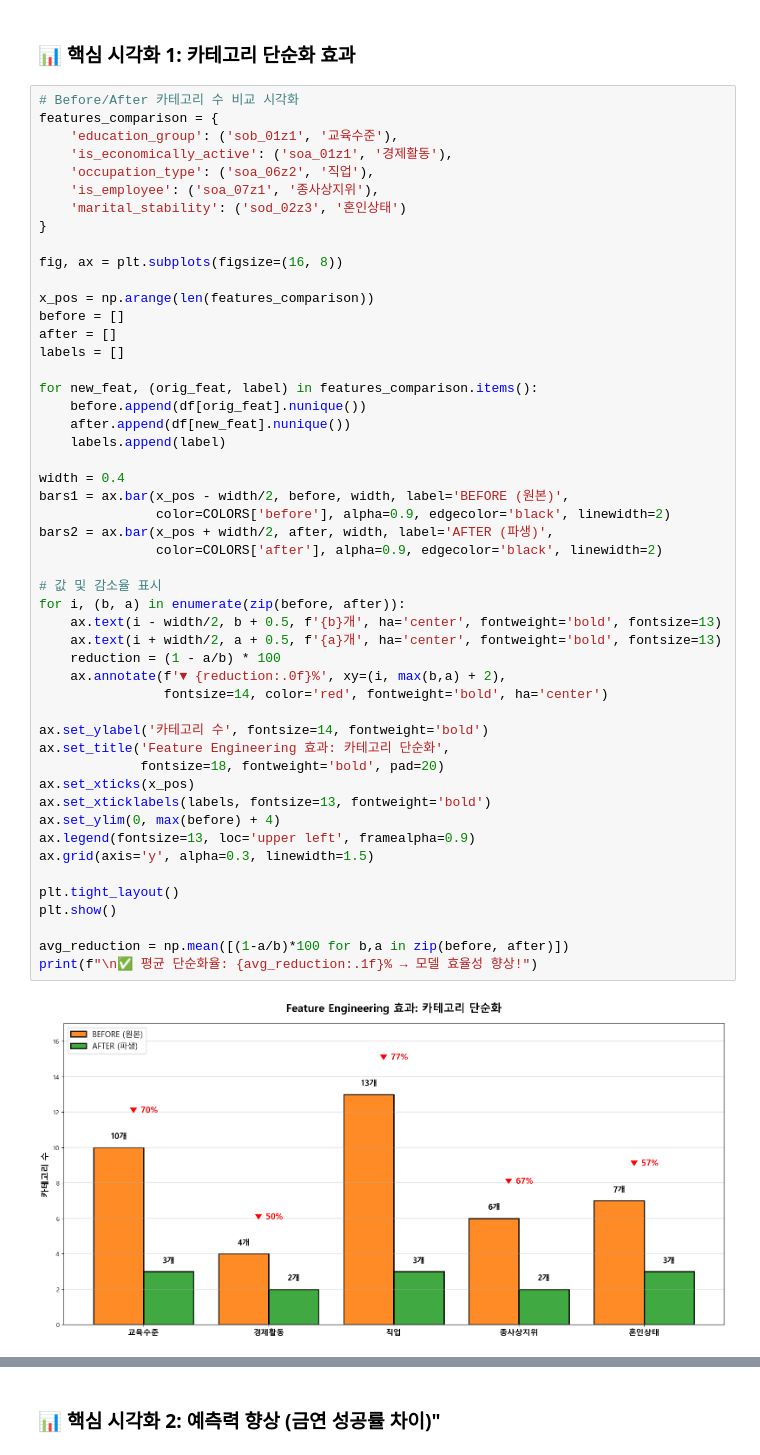
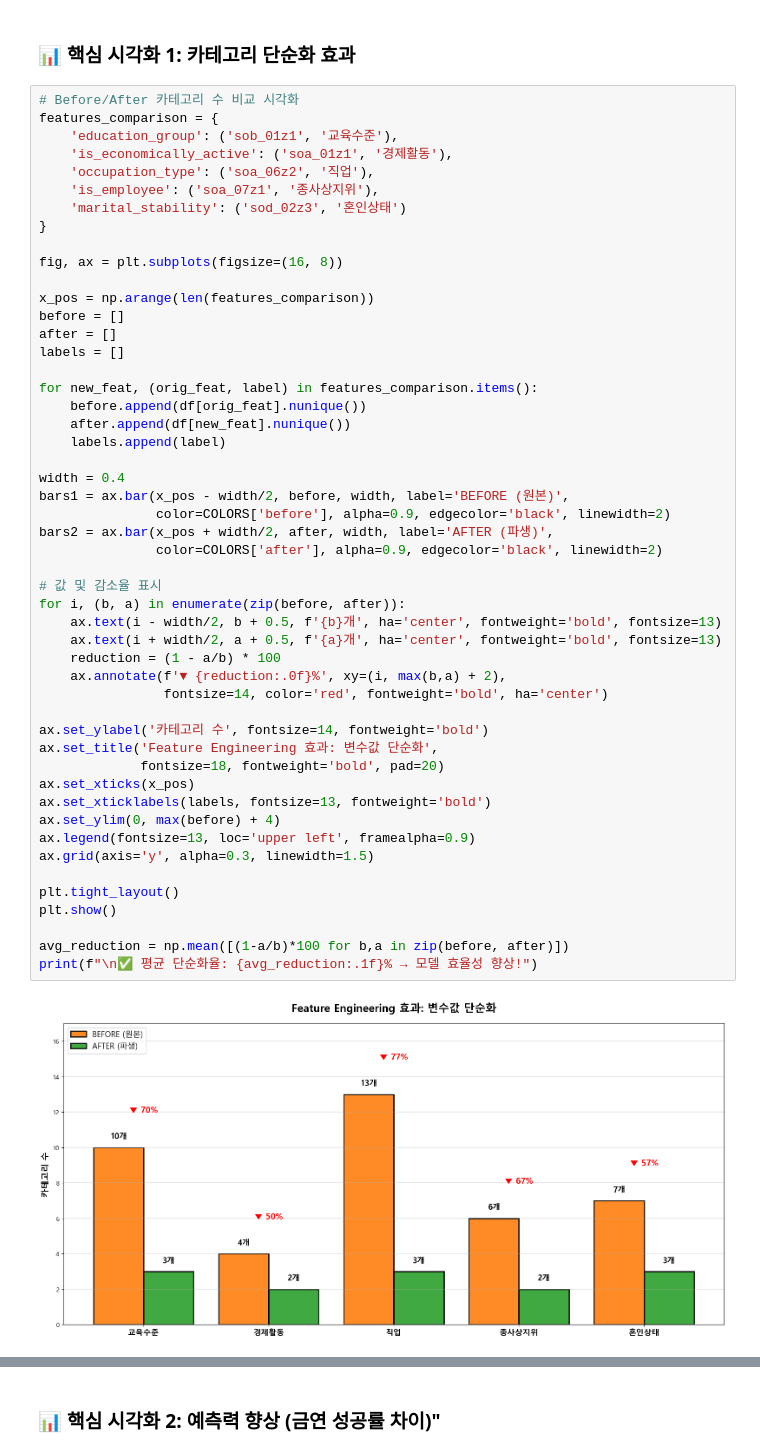
Before and after one commit to SKNetworks-AI19-250818/SKN19-2nd-2Team, a Jupyter notebook: notebooks/vfxpedia/eda/11_eda_presentation.ipynb, the cells around one changed output, grey strips where cells are left out. Cells and saved outputs as stored; diff of their text form.

```diff
--- a/notebooks/vfxpedia/eda/11_eda_presentation.ipynb
+++ b/notebooks/vfxpedia/eda/11_eda_presentation.ipynb
@@ -353,35 +353,35 @@ for new_feat, (orig_feat, label) in features_comparison.items():
     labels.append(label)
 
 width = 0.4
 bars1 = ax.bar(x_pos - width/2, before, width, label='BEFORE (원본)',
                color=COLORS['before'], alpha=0.9, edgecolor='black', linewidth=2)
 bars2 = ax.bar(x_pos + width/2, after, width, label='AFTER (파생)',
                color=COLORS['after'], alpha=0.9, edgecolor='black', linewidth=2)
 
 # 값 및 감소율 표시
 for i, (b, a) in enumerate(zip(before, after)):
     ax.text(i - width/2, b + 0.5, f'{b}개', ha='center', fontweight='bold', fontsize=13)
     ax.text(i + width/2, a + 0.5, f'{a}개', ha='center', fontweight='bold', fontsize=13)
     reduction = (1 - a/b) * 100
     ax.annotate(f'▼ {reduction:.0f}%', xy=(i, max(b,a) + 2),
                 fontsize=14, color='red', fontweight='bold', ha='center')
 
 ax.set_ylabel('카테고리 수', fontsize=14, fontweight='bold')
-ax.set_title('Feature Engineering 효과: 카테고리 단순화',
+ax.set_title('Feature Engineering 효과: 변수값 단순화',
              fontsize=18, fontweight='bold', pad=20)
 ax.set_xticks(x_pos)
 ax.set_xticklabels(labels, fontsize=13, fontweight='bold')
 ax.set_ylim(0, max(before) + 4)
 ax.legend(fontsize=13, loc='upper left', framealpha=0.9)
 ax.grid(axis='y', alpha=0.3, linewidth=1.5)
 
 plt.tight_layout()
 plt.show()
 
 avg_reduction = np.mean([(1-a/b)*100 for b,a in zip(before, after)])
 print(f"\n✅ 평균 단순화율: {avg_reduction:.1f}% → 모델 효율성 향상!")
 # %% [output]
-[figure, old version]
+[figure, new version]
 ✅ 평균 단순화율: 64.1% → 모델 효율성 향상!
 # %% [markdown]
 ### 📊 핵심 시각화 2: 예측력 향상 (금연 성공률 차이)"
```
Also changed, not shown: parts of 3 cells of this notebook, 34 other files.
